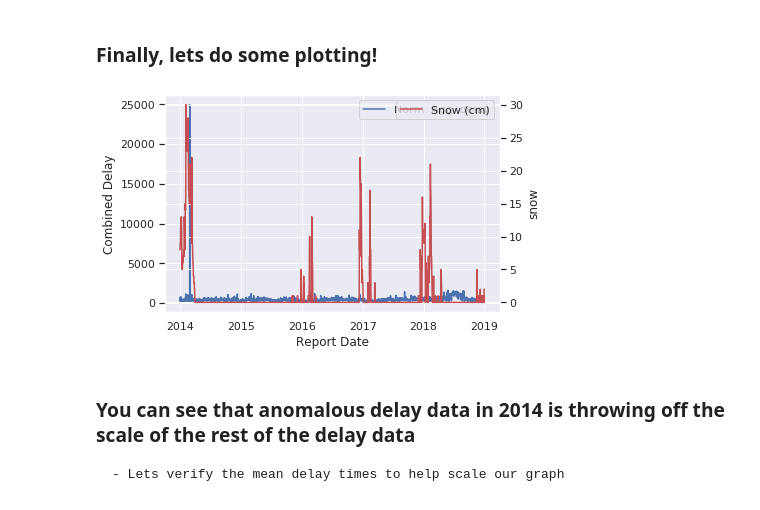
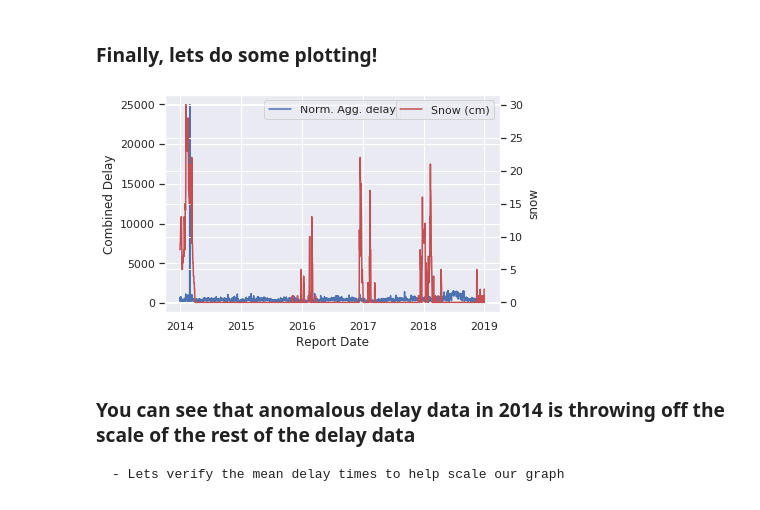
Before and after one commit to alok-drop/weather_mobility_analysis, a Jupyter notebook: snow_delay_full_data.ipynb, the cells around one changed output. Cells and saved outputs as stored; diff of their text form; code cells hidden in the pictures.

Commit message:
fix labels on visualizations

```diff
--- a/snow_delay_full_data.ipynb
+++ b/snow_delay_full_data.ipynb
@@ -89,17 +89,17 @@ delay_df[['Combined Delay']] = delay_df[['Combined Delay']] / 10
 # %%
 import seaborn as sns
 sns.set()
 import matplotlib.pyplot as plt
 
 ax = sns.lineplot(x='Report Date', y='Combined Delay', data= delay_df.reset_index(), label='Norm. Agg. delay')
 
 ax2 = ax.twinx()
 ax2 = sns.lineplot(x='date', y='snow', data= weather_df.reset_index(), ax=ax2, color='r', label='Snow (cm)')
 
-ax.legend()
+ax.legend(loc= 'upper center')
 plt.show()
 # %% [output]
-[figure, old version]
+[figure, new version]
 # %% [markdown]
 ### You can see that anomalous delay data in 2014 is throwing off the scale of the rest of the delay data
     - Lets verify the mean delay times to help scale our graph
```
Also changed, not shown: parts of 4 cells of this notebook.
